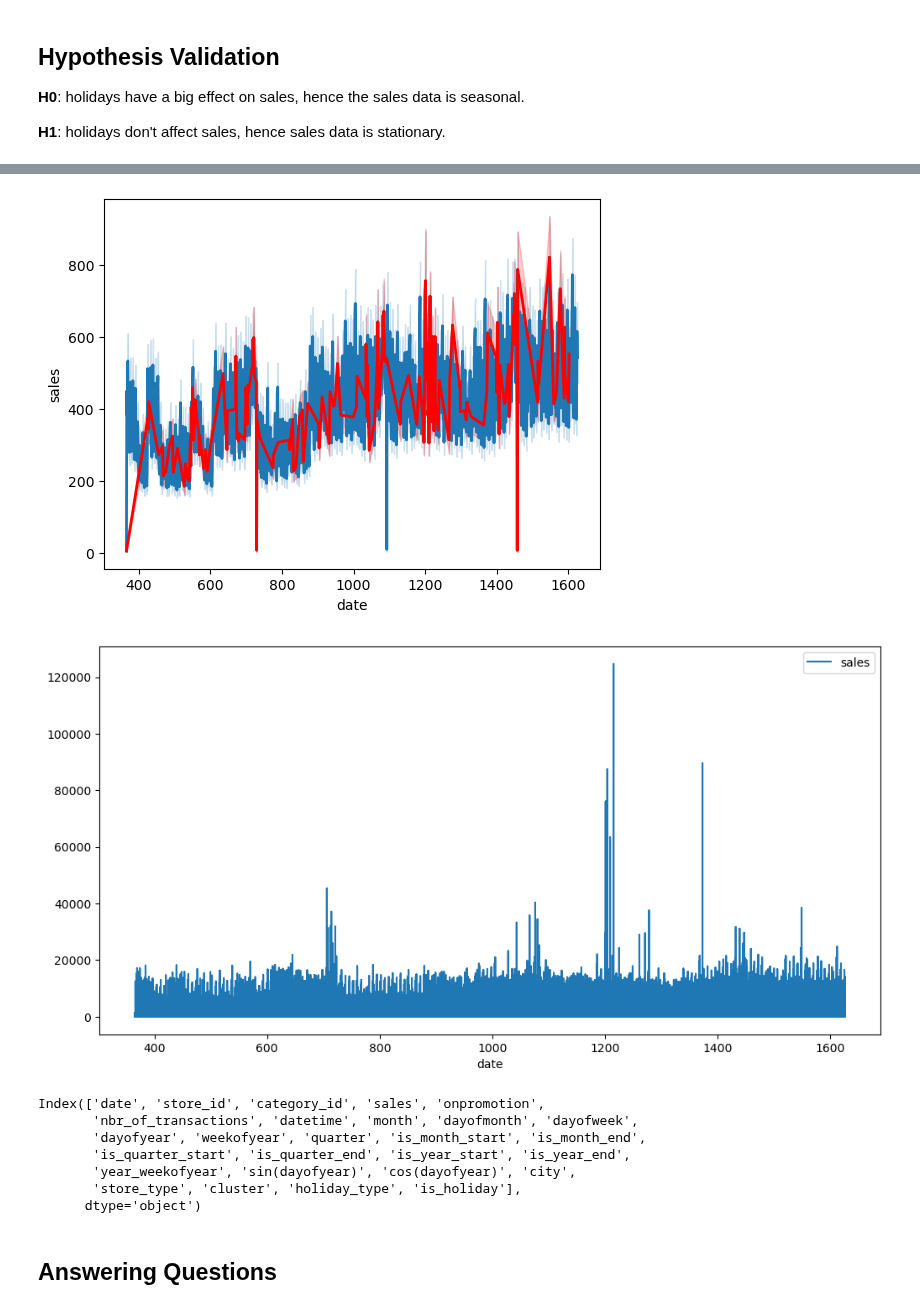
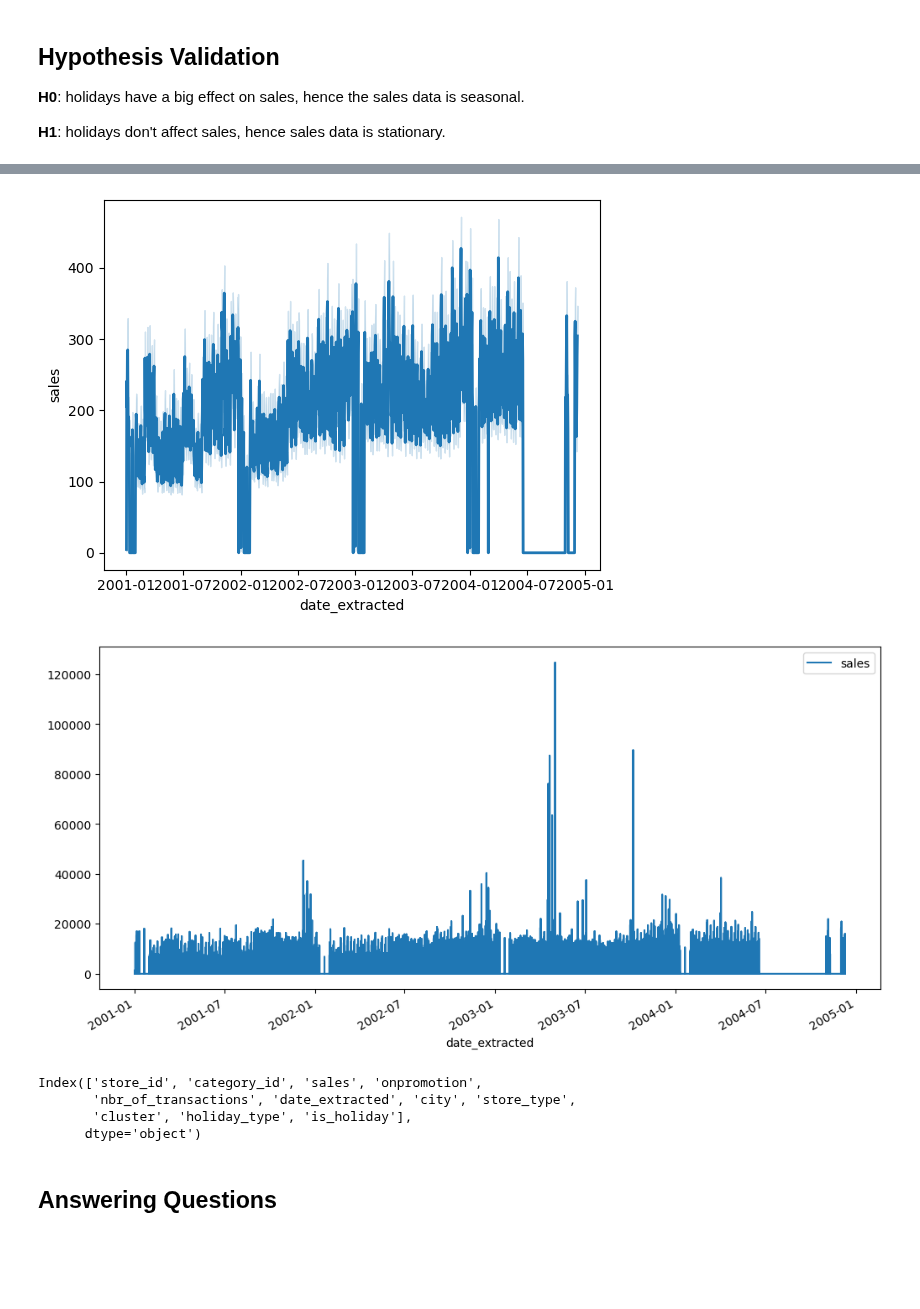
Before and after one commit to ikoghoemmanuell/Grocery-Store-Forecasting-Challenge-For-Azubian, a Jupyter notebook: dev/notebooks/sales.ipynb, the cells around one changed output, grey strips where cells are left out. Drawn from its saved outputs; the diff is of its cells as text; code cells hidden in the pictures; blank space fills up the shorter version.

Commit message:
finally fixed the data cleaning

```diff
--- a/dev/notebooks/sales.ipynb
+++ b/dev/notebooks/sales.ipynb
@@ -816,3 +818,5 @@ col_drop
+# %%
+holidays.drop('date', axis=1, inplace=True)
 # %%
 def merge_with_holidays(df):
 
@@ -899,3 +902,0 @@ dtype: int64
-# %%
-train_with_stores_holidays.dropna(inplace=True)
-test_with_stores_holidays.dropna(inplace=True)bb
@@ -904,2 +902,0 @@ SyntaxError: invalid syntax (772733733.py, line 2)
-# %%
-train_with_stores_holidays.drop('datetime', inplace=True)
@@ -933,27 +921,24 @@ train_with_stores_holidays
 holiday_data = train_with_stores_holidays[train_with_stores_holidays['is_holiday']]
 
 # Plot the sales data
-ax = sns.lineplot(x='date', y='sales', data=train_with_stores_holidays, linewidth=2)
+ax = sns.lineplot(x='date_extracted', y='sales', data=train_with_stores_holidays, linewidth=2)
 
 # Plot lines for holiday dates
-sns.lineplot(x='date', y='sales', data=holiday_data, color='red', linewidth=2)
+sns.lineplot(x='date_extracted', y='sales', data=holiday_data, color='red', linewidth=2)
 
 plt.show()
 # %% [output]
-[figure, old version]
+[figure, new version]
 # %%
-ax = train_with_stores_holidays.plot(x='date', y='sales', figsize=(12,6))
+ax = train_with_stores_holidays.plot(x='date_extracted', y='sales', figsize=(12,6))
 # %% [output]
-[figure, old version]
+[figure, new version]
 # %%
 train_with_stores_holidays.columns
 # %% [output]
-Index(['date', 'store_id', 'category_id', 'sales', 'onpromotion',
-       'nbr_of_transactions', 'datetime', 'month', 'dayofmonth', 'dayofweek',
-       'dayofyear', 'weekofyear', 'quarter', 'is_month_start', 'is_month_end',
-       'is_quarter_start', 'is_quarter_end', 'is_year_start', 'is_year_end',
-       'year_weekofyear', 'sin(dayofyear)', 'cos(dayofyear)', 'city',
-       'store_type', 'cluster', 'holiday_type', 'is_holiday'],
+Index(['store_id', 'category_id', 'sales', 'onpromotion',
+       'nbr_of_transactions', 'date_extracted', 'city', 'store_type',
+       'cluster', 'holiday_type', 'is_holiday'],
       dtype='object')
 # %% [markdown]
 ## Answering Questions
```
Also changed, not shown: parts of 14 cells of this notebook.
